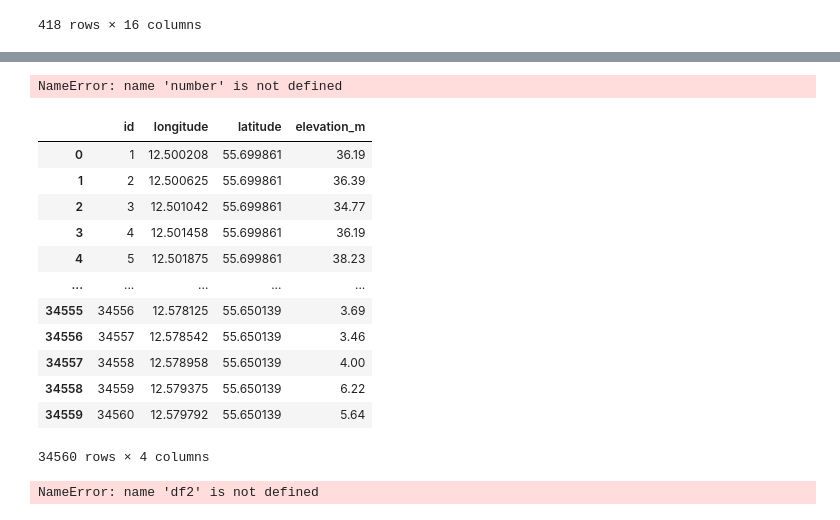
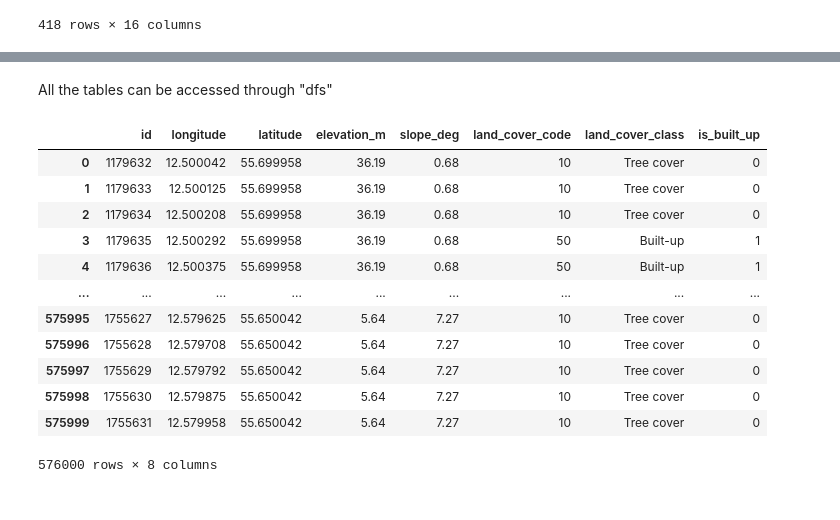
Before and after one commit to Inpatch/Esa_case, a Jupyter notebook: test.ipynb, the cells around one changed output, grey strips where cells are left out. Drawn from its saved outputs; the diff is of its cells as text; code cells hidden in the pictures.

```diff
--- a/test.ipynb
+++ b/test.ipynb
@@ -125,3 +125,7 @@ df
 | 416 | sentinel-6-p4-2-ntc | Sentinel-6 P4 Level 2 Non Time Cr... | sentinel-6 | p4 | L2 | 20000.0 | 20000.0 | 2 | ... |
 | 417 | sentinel-6-p4-2-stc | Sentinel-6 P4 Level 2 Short Time ... | sentinel-6 | p4 | L2 | 20000.0 | 20000.0 | 2 | ... |
 418 rows × 16 columns
+# %%
+query = "SELECT * FROM  terrain"
+df = pd.read_sql(query, connection)
+df
@@ -128,27 +146,24 @@ df
+# %% [markdown]
+All the tables can be accessed through "dfs"
 # %%
-for table in schema.items():
-    number += 1
-    query_table = f"SELECT * FROM {table}"
-    df = pd.read_sql(query, connection)
+dfs = {}
+
+for table_name, table_info in schema.items():
+    query = f"SELECT * FROM {table_name}"
+    dfs[table_name] = pd.read_sql(query, connection)
-# %% [output]
-NameError: name 'number' is not defined
 # %%
-df
+dfs["training_table"]
 # %% [output]
-|  | id | longitude | latitude | elevation_m |
-| 0 | 1 | 12.500208 | 55.699861 | 36.19 |
-| 1 | 2 | 12.500625 | 55.699861 | 36.39 |
-| 2 | 3 | 12.501042 | 55.699861 | 34.77 |
-| 3 | 4 | 12.501458 | 55.699861 | 36.19 |
-| 4 | 5 | 12.501875 | 55.699861 | 38.23 |
-| ... | ... | ... | ... | ... |
-| 34555 | 34556 | 12.578125 | 55.650139 | 3.69 |
-| 34556 | 34557 | 12.578542 | 55.650139 | 3.46 |
-| 34557 | 34558 | 12.578958 | 55.650139 | 4.00 |
-| 34558 | 34559 | 12.579375 | 55.650139 | 6.22 |
-| 34559 | 34560 | 12.579792 | 55.650139 | 5.64 |
+|  | id | longitude | latitude | elevation_m | slope_deg | land_cover_code | land_cover_class | is_built_up |
+| 0 | 1179632 | 12.500042 | 55.699958 | 36.19 | 0.68 | 10 | Tree cover | 0 |
+| 1 | 1179633 | 12.500125 | 55.699958 | 36.19 | 0.68 | 10 | Tree cover | 0 |
+| 2 | 1179634 | 12.500208 | 55.699958 | 36.19 | 0.68 | 10 | Tree cover | 0 |
+| 3 | 1179635 | 12.500292 | 55.699958 | 36.19 | 0.68 | 50 | Built-up | 1 |
+| 4 | 1179636 | 12.500375 | 55.699958 | 36.19 | 0.68 | 50 | Built-up | 1 |
+| ... | ... | ... | ... | ... | ... | ... | ... | ... |
+| 575995 | 1755627 | 12.579625 | 55.650042 | 5.64 | 7.27 | 10 | Tree cover | 0 |
+| 575996 | 1755628 | 12.579708 | 55.650042 | 5.64 | 7.27 | 10 | Tree cover | 0 |
+| 575997 | 1755629 | 12.579792 | 55.650042 | 5.64 | 7.27 | 10 | Tree cover | 0 |
+| 575998 | 1755630 | 12.579875 | 55.650042 | 5.64 | 7.27 | 10 | Tree cover | 0 |
+| 575999 | 1755631 | 12.579958 | 55.650042 | 5.64 | 7.27 | 10 | Tree cover | 0 |
-34560 rows × 4 columns
+576000 rows × 8 columns
-# %%
-df2
-# %% [output]
-NameError: name 'df2' is not defined
```
Also changed, not shown: parts of 11 cells of this notebook, 2 other files.
